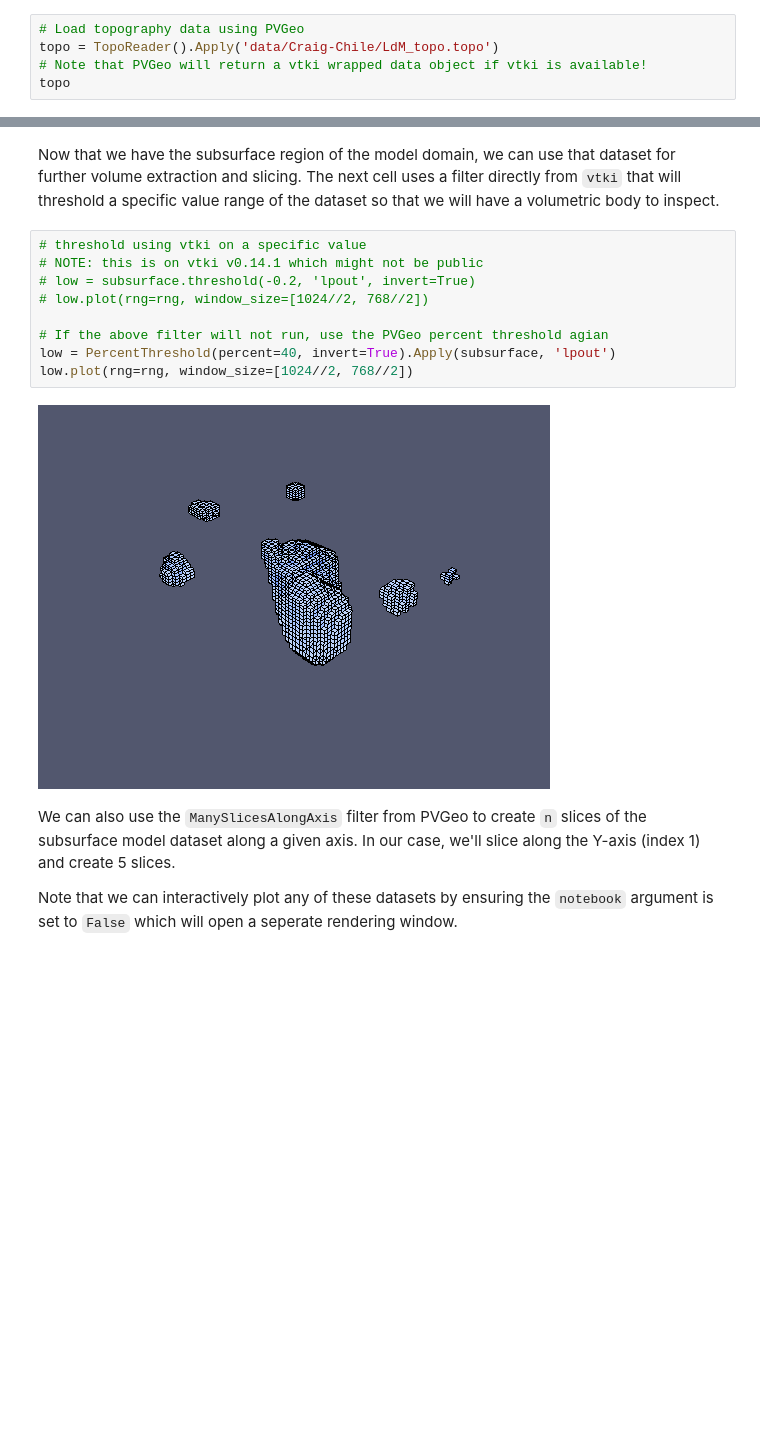
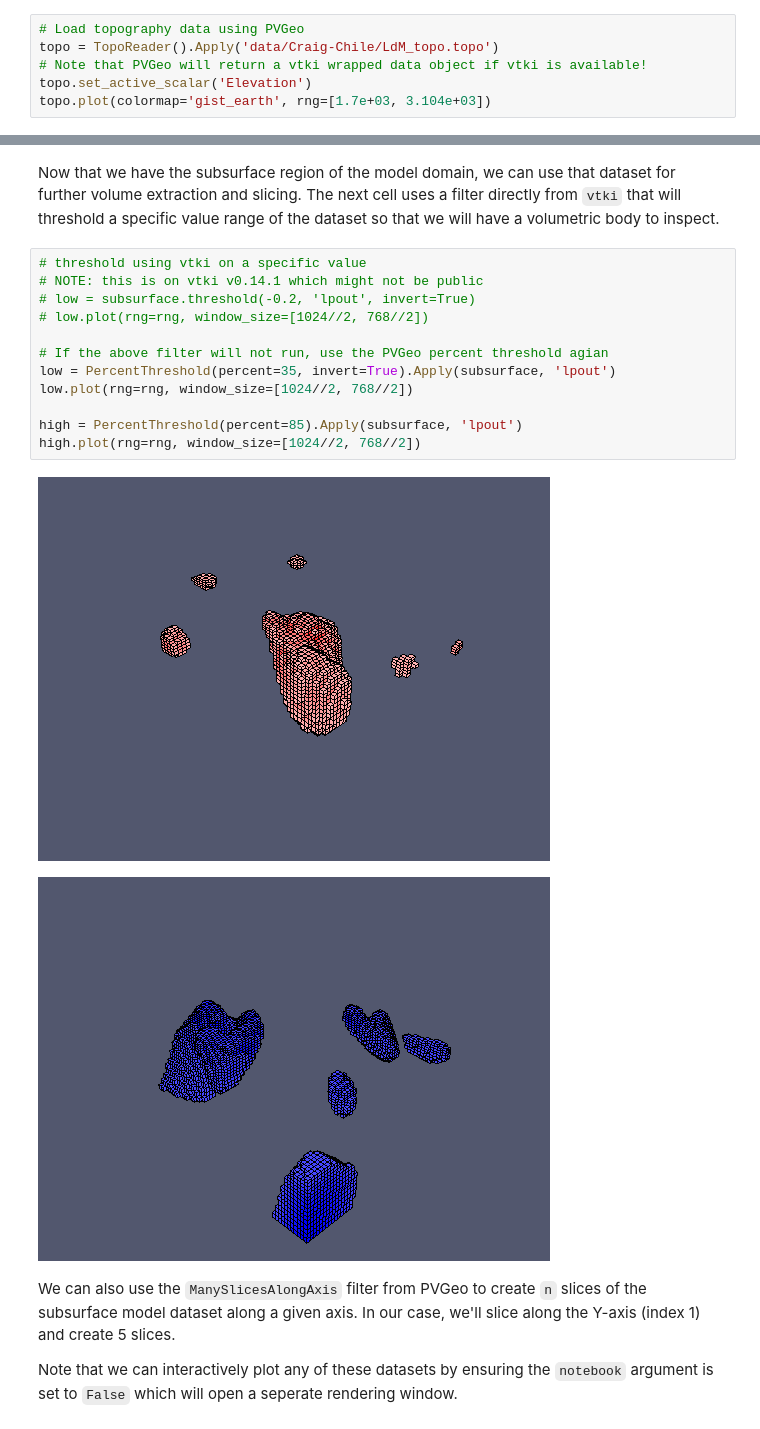
Before and after one commit to OpenGeoVis/PVGeo-Examples, a Jupyter notebook: 3.0 - Using the vtkInterface Package.ipynb, the cells around one changed output, grey strips where cells are left out. Cells and saved outputs as stored; diff of their text form; blank space fills up the shorter version.

```diff
--- a/3.0 - Using the vtkInterface Package.ipynb
+++ b/3.0 - Using the vtkInterface Package.ipynb
@@ -50,5 +51,6 @@ models = {'lpout': mesh.readModelUBC(fileName='Lpout.mod', directory='data/Craig
 # Load topography data using PVGeo
 topo = TopoReader().Apply('data/Craig-Chile/LdM_topo.topo')
 # Note that PVGeo will return a vtki wrapped data object if vtki is available!
-topo
+topo.set_active_scalar('Elevation')
+topo.plot(colormap='gist_earth', rng=[1.7e+03, 3.104e+03])
 # %% [output]
@@ -89,14 +90,18 @@ Now that we have the subsurface region of the model domain, we can use that data
 # %%
 # threshold using vtki on a specific value
 # NOTE: this is on vtki v0.14.1 which might not be public
 # low = subsurface.threshold(-0.2, 'lpout', invert=True)
 # low.plot(rng=rng, window_size=[1024//2, 768//2])
 
 # If the above filter will not run, use the PVGeo percent threshold agian
-low = PercentThreshold(percent=40, invert=True).Apply(subsurface, 'lpout')
+low = PercentThreshold(percent=35, invert=True).Apply(subsurface, 'lpout')
 low.plot(rng=rng, window_size=[1024//2, 768//2])
+
+high = PercentThreshold(percent=85).Apply(subsurface, 'lpout')
+high.plot(rng=rng, window_size=[1024//2, 768//2])
 # %% [output]
-[figure, old version]
+[figure, new version]
+[figure, added]
 # %% [markdown]
 We can also use the `ManySlicesAlongAxis` filter from PVGeo to create `n` slices of the subsurface model dataset along a given axis. In our case, we'll slice along the Y-axis (index 1) and create 5 slices.
 
```
Also changed, not shown: parts of 5 cells of this notebook.
